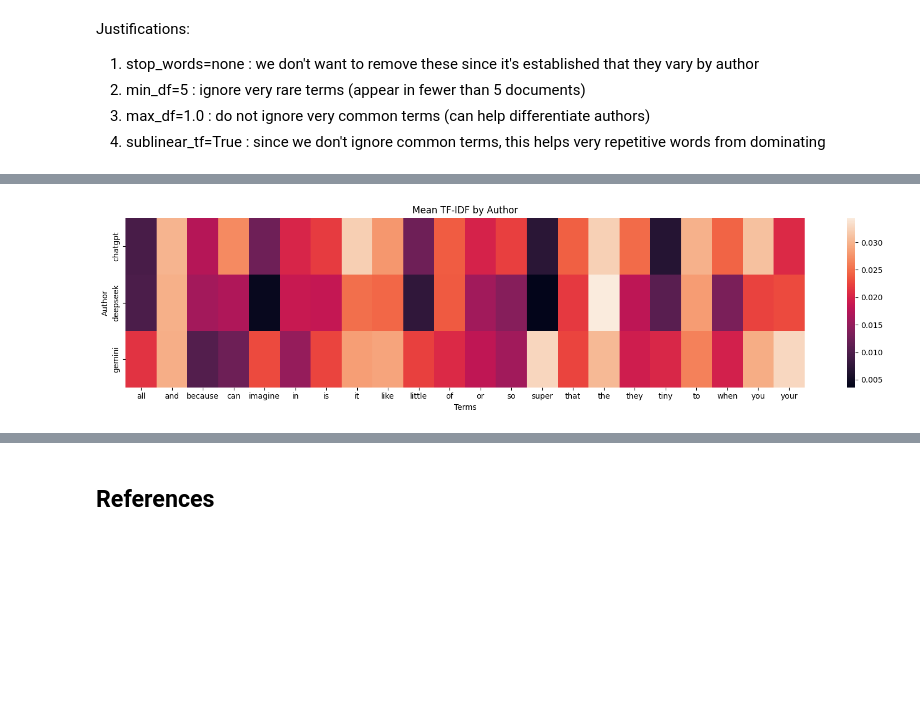
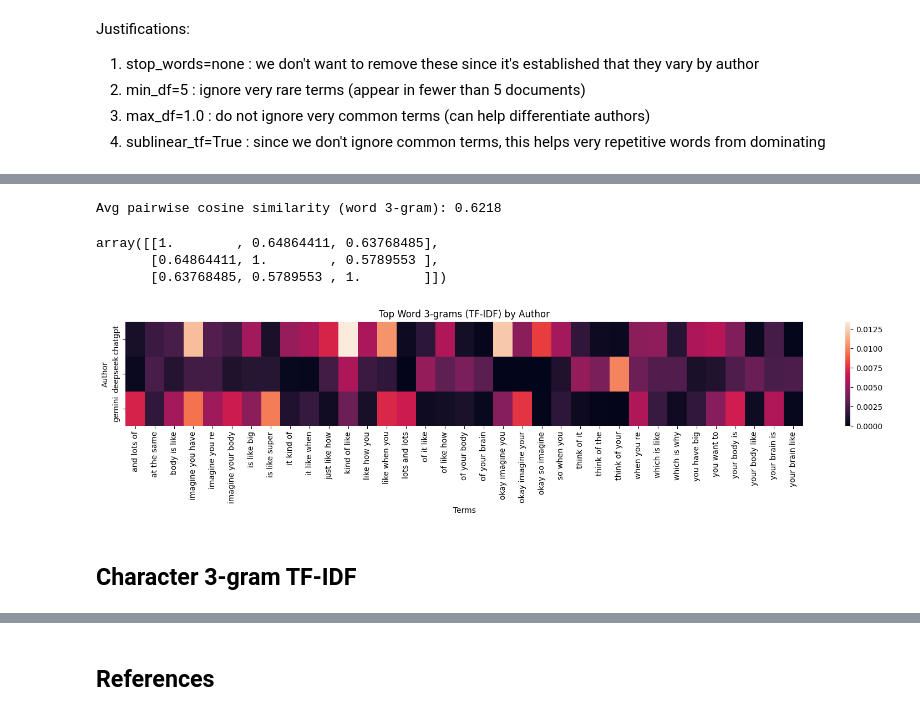
Before and after one commit to tonyyyy0304/STINTSYMCO, a Jupyter notebook: llm_corpus_analysis.ipynb, the cells around one changed output, grey strips where cells are left out. Saved outputs shown, nothing was run; the diff lists cells and outputs as text; code cells hidden in the pictures; blank space fills up the shorter version.

```diff
--- a/llm_corpus_analysis.ipynb
+++ b/llm_corpus_analysis.ipynb
@@ -478,15 +449,0 @@ Since we have observed that there are words that certain authors use more, TF-ID
-# %%
-from sklearn.feature_extraction.text import TfidfVectorizer
-
-vectorizer = TfidfVectorizer(
-    stop_words=None,
-    lowercase=True,
-    ngram_range=(1, 2),
-    min_df=5,             # ignore very rare terms (appear in fewer than 5 documents)
-    max_df=1.0,            #  do not ignore very common terms (can help differentiate authors)
-    sublinear_tf=True
-)
-
-tf_idf = vectorizer.fit_transform(df["answer"])
-terms = vectorizer.get_feature_names_out()
-print("TF-IDF shape:", tf_idf.shape)
@@ -533,0 +548,2 @@ Name: gemini, dtype: float64
+# %%
+top_terms_by_author, author_means, tf_idf = top_tf_idf_analyzer(df, analyzer='word', ngram_range=(3, 3), min_df=5, top_k=15)
@@ -534,13 +568,16 @@ Name: gemini, dtype: float64
+# %%
+print(f"Avg pairwise cosine similarity (word 3-gram): {avg_pairwise_cosine_similarity(author_means):.4f}")
+# %% [output]
+Avg pairwise cosine similarity (word 3-gram): 0.6218
+# %%
+pairwise_cosine_similarity_matrix(author_means)
+# %% [output]
+array([[1.        , 0.64864411, 0.63768485],
+       [0.64864411, 1.        , 0.5789553 ],
+       [0.63768485, 0.5789553 , 1.        ]])
 # %%
-selected_terms = sorted(set().union(*[set(s.index) for s in top_terms_by_author.values()]))
-plot_df = author_means[selected_terms]
-
-plt.figure(figsize=(16, 4))
-sns.heatmap(plot_df)
-plt.title("Mean TF-IDF by Author")
-plt.xlabel("Terms")
-plt.ylabel("Author")
-plt.tight_layout()
-plt.show()
+visualize_top_tf_idf(top_terms_by_author, author_means, "Top Word 3-grams (TF-IDF) by Author")
 # %% [output]
-[figure, old version]
+[figure, new version]
+# %% [markdown]
+## Character 3-gram TF-IDF
```
Also changed, not shown: parts of 43 cells of this notebook, 19 other files.
